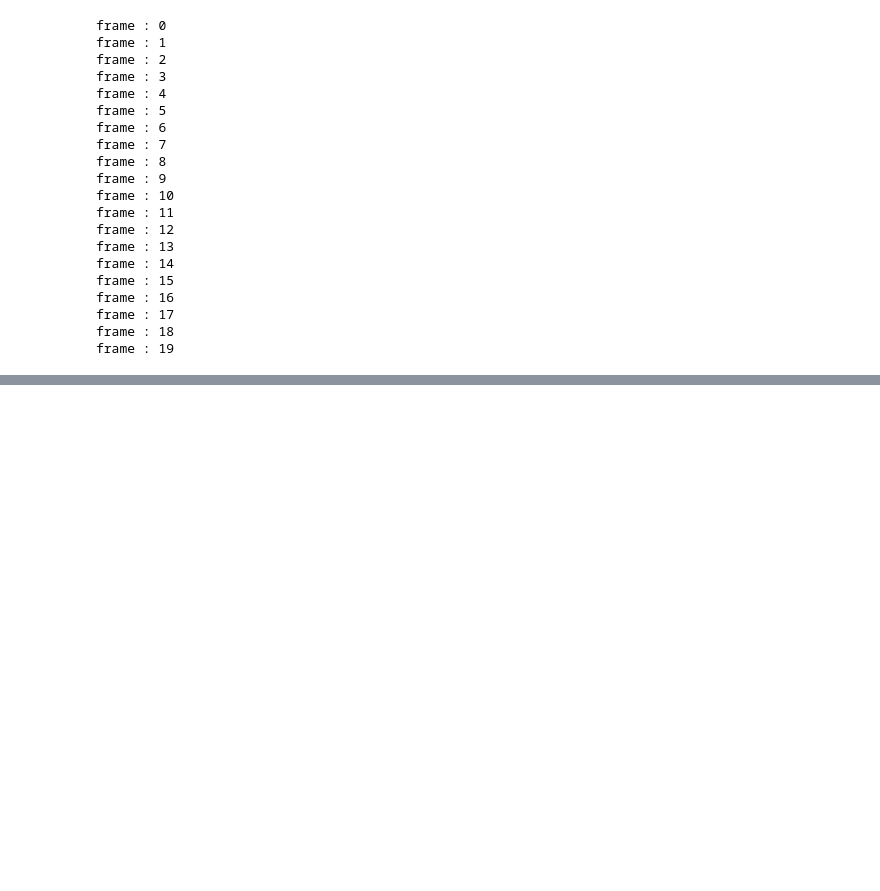
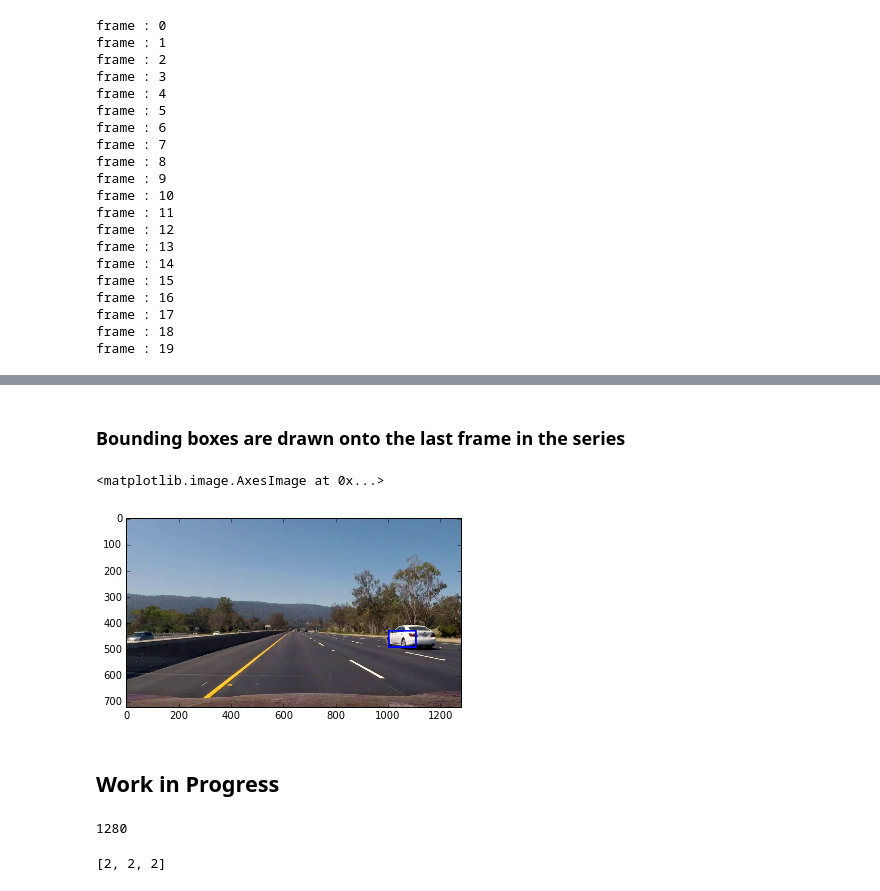
Before and after one commit to seanjmcm/VDetect, a Jupyter notebook: TrafficDetect.ipynb, the cells around one changed output, grey strips where cells are left out. Cells and saved outputs as stored; diff of their text form; code cells hidden in the pictures; blank space fills up the shorter version.

```diff
--- a/TrafficDetect.ipynb
+++ b/TrafficDetect.ipynb
@@ -938,0 +999,17 @@ print(h)
+# %% [markdown]
+### Bounding boxes are drawn onto the last frame in the series
+# %%
+imaget = mpimg.imread("temp/frame5.jpg" )
+
+draw_img = draw_labeled_bboxes(np.copy(imaget), labels)
+plt.imshow(draw_img)
+# %% [output]
+<matplotlib.image.AxesImage at 0x...>
+[figure, added]
+# %% [markdown]
+## Work in Progress
+# %%
+global mapo
+mapo=[]
+# %% [output]
+1280
@@ -938,0 +1021,5 @@ print(h)
+# %%
+ft = globvar(2)
+print(ft)
+# %% [output]
+[2, 2, 2]
```
Also changed, not shown: parts of 9 cells of this notebook, 11 other files.
